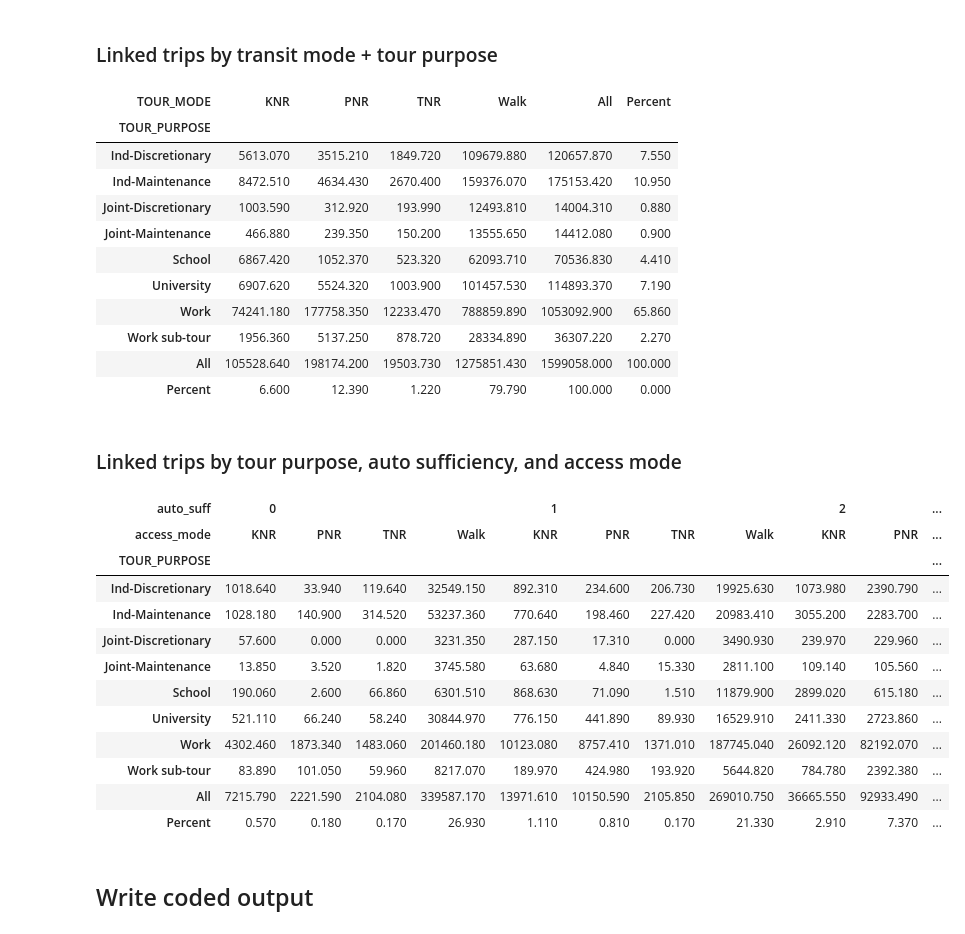
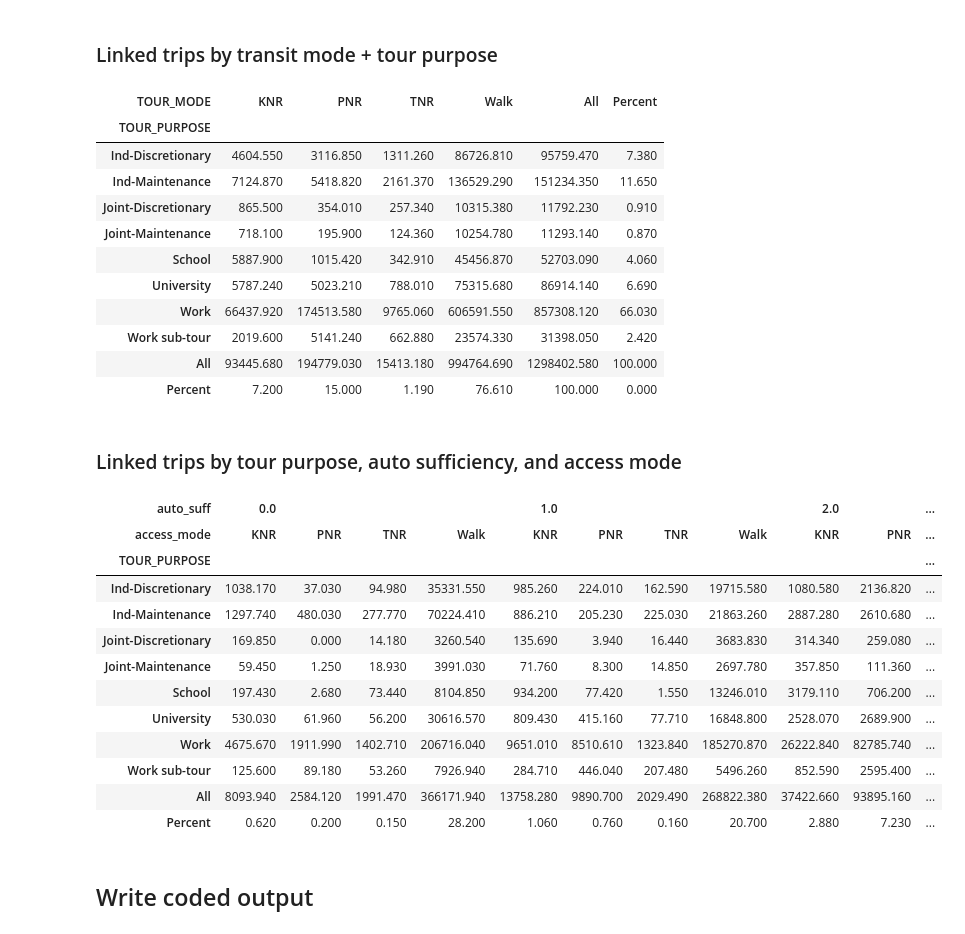
Before and after one commit to CMAP-REPOS/cmap_abm, a Jupyter notebook: obs_processing/onboard_survey_processing.ipynb, the cells around one changed output. Drawn from its saved outputs; the diff is of its cells as text; code cells hidden in the pictures.

Commit message:
adding PACE to obs

```diff
--- a/obs_processing/onboard_survey_processing.ipynb
+++ b/obs_processing/onboard_survey_processing.ipynb
@@ -543,2 +822,18 @@ metra_df.TOD.value_counts(normalize = True)
 10:01 pm - 3:30 am    0.000425
 Name: TOD, dtype: float64
+# %%
+# derive pace TOD
+pace_df['arrtime_dt'] = pd.to_datetime(pace_df['arrtime'], errors='coerce')
+
+pace_df['arr_hour'] = pace_df['arrtime_dt'].dt.hour
+
+pace_df['TOD'] = ''
+pace_df.loc[(pace_df.arr_hour >= 9) & (pace_df.arr_hour <15), 'TOD'] = '9:01 am - 3:00 pm'
+pace_df.loc[(pace_df.arr_hour >= 15) & (pace_df.arr_hour <19),'TOD'] = '3:01 pm - 7:00 pm'
+pace_df.loc[(pace_df.arr_hour >= 19) & (pace_df.arr_hour <22),'TOD'] = '7:01 pm - 10:00 pm'
+pace_df.loc[(pace_df.arr_hour >= 6) & (pace_df.arr_hour <9),'TOD'] = '6:01 am - 9:00 am'
+pace_df.loc[(pace_df.arr_hour <3) | (pace_df.arr_hour >20),'TOD'] = '10:01 pm - 3:30 am'
+pace_df.loc[(pace_df.arr_hour >=3) & (pace_df.arr_hour <6),'TOD'] = '3:31 am - 6:00 am'
+
+pace_df[pace_df.TOD != ''].TOD.value_counts(normalize = True)
+# pace_df.arr_hour.value_counts()
@@ -545,7 +848,9 @@ Name: TOD, dtype: float64
+# %%
+pace_df['hh_size'] = pace_df['hhsize']
 # %%
-# combine first half metra with CTA
+# combine first half metra with CTA, pace
 
-obs_df = pd.concat([cta_df, metra_df])
+obs_df = pd.concat([cta_df, metra_df, pace_df])
 
 # obs_df[pd.isnull(obs_df.HH_Employed)].shape[0]
 # %% [markdown]
@@ -974,6 +1312,7 @@ Name: linked_weight_scaled, dtype: float64
 ### Boardings by line
 # %%
 obs_df['metra_route'] = obs_df['Train_Line']
+obs_df['pace_route'] = obs_df['line_name']
 
 metra_route_lookup = {
     1:'Electric, South Chicago',
@@ -993,6 +1332,7 @@ metra_route_lookup = {
 obs_df.replace({"metra_route": metra_route_lookup}, inplace = True)
 
 obs_df['route'] = obs_df.route_id.combine_first(obs_df.metra_route)
+obs_df['route'] = obs_df.route.combine_first(obs_df.pace_route)
 
 obs_df.route.value_counts()
 # %% [output]
@@ -1022,44 +1362,44 @@ display(HTML(mode_df.to_html()))
 # %% [markdown]
 ### Linked trips by transit mode + tour purpose
 # %%
-mode_purpose_ct = pd.crosstab(obs_df['TOUR_PURPOSE'], obs_df['TOUR_MODE'], values=obs_df['unlinked_weight_scaled'], aggfunc=sum, margins=True)
+mode_purpose_ct = pd.crosstab(obs_df['TOUR_PURPOSE'], obs_df['TOUR_MODE'], values=obs_df['linked_weight_scaled'], aggfunc=sum, margins=True)
 mode_purpose_ct = add_percentage_to_crosstab(mode_purpose_ct)
 mode_purpose_ct.fillna(0, inplace=True)
 mode_purpose_ct.applymap(lambda x: round(x,2))
 # %% [output]
 | TOUR_MODE | KNR | PNR | TNR | Walk | All | Percent |
 | TOUR_PURPOSE |  |  |  |  |  |  |
-| Ind-Discretionary | 5613.070 | 3515.210 | 1849.720 | 109679.880 | 120657.870 | 7.550 |
-| Ind-Maintenance | 8472.510 | 4634.430 | 2670.400 | 159376.070 | 175153.420 | 10.950 |
-| Joint-Discretionary | 1003.590 | 312.920 | 193.990 | 12493.810 | 14004.310 | 0.880 |
-| Joint-Maintenance | 466.880 | 239.350 | 150.200 | 13555.650 | 14412.080 | 0.900 |
-| School | 6867.420 | 1052.370 | 523.320 | 62093.710 | 70536.830 | 4.410 |
-| University | 6907.620 | 5524.320 | 1003.900 | 101457.530 | 114893.370 | 7.190 |
-| Work | 74241.180 | 177758.350 | 12233.470 | 788859.890 | 1053092.900 | 65.860 |
-| Work sub-tour | 1956.360 | 5137.250 | 878.720 | 28334.890 | 36307.220 | 2.270 |
-| All | 105528.640 | 198174.200 | 19503.730 | 1275851.430 | 1599058.000 | 100.000 |
-| Percent | 6.600 | 12.390 | 1.220 | 79.790 | 100.000 | 0.000 |
+| Ind-Discretionary | 4604.550 | 3116.850 | 1311.260 | 86726.810 | 95759.470 | 7.380 |
+| Ind-Maintenance | 7124.870 | 5418.820 | 2161.370 | 136529.290 | 151234.350 | 11.650 |
+| Joint-Discretionary | 865.500 | 354.010 | 257.340 | 10315.380 | 11792.230 | 0.910 |
+| Joint-Maintenance | 718.100 | 195.900 | 124.360 | 10254.780 | 11293.140 | 0.870 |
+| School | 5887.900 | 1015.420 | 342.910 | 45456.870 | 52703.090 | 4.060 |
+| University | 5787.240 | 5023.210 | 788.010 | 75315.680 | 86914.140 | 6.690 |
+| Work | 66437.920 | 174513.580 | 9765.060 | 606591.550 | 857308.120 | 66.030 |
+| Work sub-tour | 2019.600 | 5141.240 | 662.880 | 23574.330 | 31398.050 | 2.420 |
+| All | 93445.680 | 194779.030 | 15413.180 | 994764.690 | 1298402.580 | 100.000 |
+| Percent | 7.200 | 15.000 | 1.190 | 76.610 | 100.000 | 0.000 |
 # %% [markdown]
 ### Linked trips by tour purpose, auto sufficiency, and access mode
 # %%
-purpose_suff_access_ct = pd.crosstab(obs_df['TOUR_PURPOSE'], [obs_df['auto_suff'], obs_df['access_mode']], values=obs_df['linked_weight'], aggfunc=sum, margins=True)
+purpose_suff_access_ct = pd.crosstab(obs_df['TOUR_PURPOSE'], [obs_df['auto_suff'], obs_df['access_mode']], values=obs_df['linked_weight_scaled'], aggfunc=sum, margins=True)
 purpose_suff_access_ct = add_percentage_to_crosstab(purpose_suff_access_ct)
 purpose_suff_access_ct.fillna(0, inplace=True)
 purpose_suff_access_ct.applymap(lambda x: round(x,2))
 # %% [output]
-| auto_suff | 0 |  |  |  | 1 |  |  |  | 2 |  | ... |
+| auto_suff | 0.0 |  |  |  | 1.0 |  |  |  | 2.0 |  | ... |
 | access_mode | KNR | PNR | TNR | Walk | KNR | PNR | TNR | Walk | KNR | PNR | ... |
 | TOUR_PURPOSE |  |  |  |  |  |  |  |  |  |  | ... |
-| Ind-Discretionary | 1018.640 | 33.940 | 119.640 | 32549.150 | 892.310 | 234.600 | 206.730 | 19925.630 | 1073.980 | 2390.790 | ... |
-| Ind-Maintenance | 1028.180 | 140.900 | 314.520 | 53237.360 | 770.640 | 198.460 | 227.420 | 20983.410 | 3055.200 | 2283.700 | ... |
-| Joint-Discretionary | 57.600 | 0.000 | 0.000 | 3231.350 | 287.150 | 17.310 | 0.000 | 3490.930 | 239.970 | 229.960 | ... |
-| Joint-Maintenance | 13.850 | 3.520 | 1.820 | 3745.580 | 63.680 | 4.840 | 15.330 | 2811.100 | 109.140 | 105.560 | ... |
-| School | 190.060 | 2.600 | 66.860 | 6301.510 | 868.630 | 71.090 | 1.510 | 11879.900 | 2899.020 | 615.180 | ... |
-| University | 521.110 | 66.240 | 58.240 | 30844.970 | 776.150 | 441.890 | 89.930 | 16529.910 | 2411.330 | 2723.860 | ... |
-| Work | 4302.460 | 1873.340 | 1483.060 | 201460.180 | 10123.080 | 8757.410 | 1371.010 | 187745.040 | 26092.120 | 82192.070 | ... |
-| Work sub-tour | 83.890 | 101.050 | 59.960 | 8217.070 | 189.970 | 424.980 | 193.920 | 5644.820 | 784.780 | 2392.380 | ... |
-| All | 7215.790 | 2221.590 | 2104.080 | 339587.170 | 13971.610 | 10150.590 | 2105.850 | 269010.750 | 36665.550 | 92933.490 | ... |
-| Percent | 0.570 | 0.180 | 0.170 | 26.930 | 1.110 | 0.810 | 0.170 | 21.330 | 2.910 | 7.370 | ... |
+| Ind-Discretionary | 1038.170 | 37.030 | 94.980 | 35331.550 | 985.260 | 224.010 | 162.590 | 19715.580 | 1080.580 | 2136.820 | ... |
+| Ind-Maintenance | 1297.740 | 480.030 | 277.770 | 70224.410 | 886.210 | 205.230 | 225.030 | 21863.260 | 2887.280 | 2610.680 | ... |
+| Joint-Discretionary | 169.850 | 0.000 | 14.180 | 3260.540 | 135.690 | 3.940 | 16.440 | 3683.830 | 314.340 | 259.080 | ... |
+| Joint-Maintenance | 59.450 | 1.250 | 18.930 | 3991.030 | 71.760 | 8.300 | 14.850 | 2697.780 | 357.850 | 111.360 | ... |
+| School | 197.430 | 2.680 | 73.440 | 8104.850 | 934.200 | 77.420 | 1.550 | 13246.010 | 3179.110 | 706.200 | ... |
+| University | 530.030 | 61.960 | 56.200 | 30616.570 | 809.430 | 415.160 | 77.710 | 16848.800 | 2528.070 | 2689.900 | ... |
+| Work | 4675.670 | 1911.990 | 1402.710 | 206716.040 | 9651.010 | 8510.610 | 1323.840 | 185270.870 | 26222.840 | 82785.740 | ... |
+| Work sub-tour | 125.600 | 89.180 | 53.260 | 7926.940 | 284.710 | 446.040 | 207.480 | 5496.260 | 852.590 | 2595.400 | ... |
+| All | 8093.940 | 2584.120 | 1991.470 | 366171.940 | 13758.280 | 9890.700 | 2029.490 | 268822.380 | 37422.660 | 93895.160 | ... |
+| Percent | 0.620 | 0.200 | 0.150 | 28.200 | 1.060 | 0.760 | 0.160 | 20.700 | 2.880 | 7.230 | ... |
 # %% [markdown]
 ## Write coded output
 # %%
```
Also changed, not shown: parts of 40 cells of this notebook, 4 other files.
